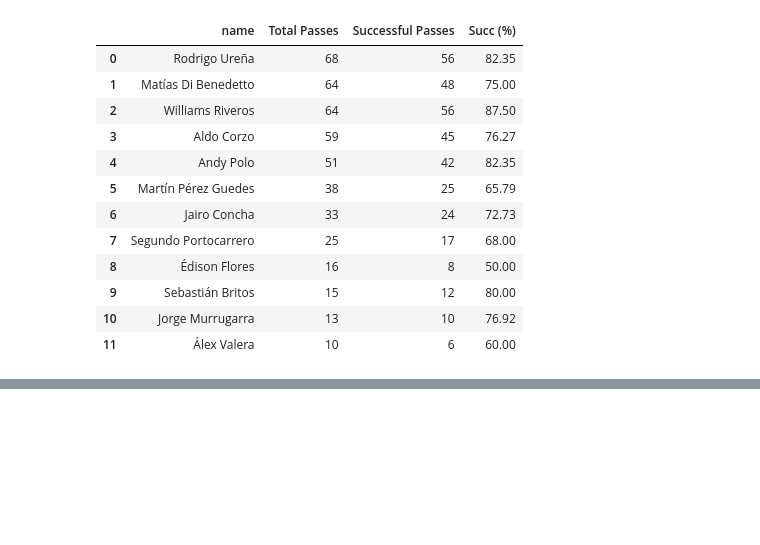
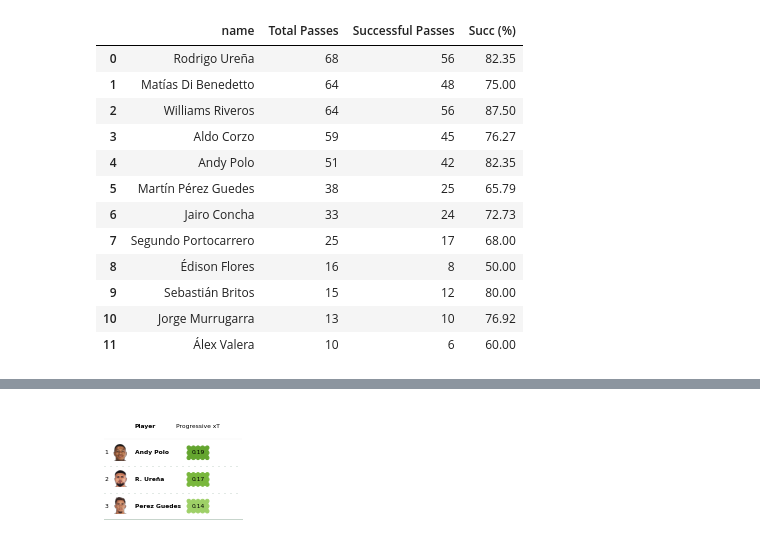
Before and after one commit to enzovillafuerte/football-vizzes, a Jupyter notebook: whoscored-vizzes/testing.ipynb, the cells around one changed output, grey strips where cells are left out. Drawn from its saved outputs; the diff is of its cells as text; code cells hidden in the pictures; blank space fills up the shorter version.

```diff
--- a/whoscored-vizzes/testing.ipynb
+++ b/whoscored-vizzes/testing.ipynb
@@ -615,3 +627,5 @@ mapping = {
 
 # Quick mapping to rename players
 merged_passes['name'] = merged_passes['name'].replace(mapping)
+xT_gb['name'] = xT_gb['name'].replace(mapping)
+pass_metrics['name'] = pass_metrics['name'].replace(mapping)
@@ -617,0 +765,95 @@ merged_passes['name'] = merged_passes['name'].replace(mapping)
+# %%
+def beautiful_table_xT(df):
+
+    overall = df
+    # df = df.sort_values(by='', ascending=False)
+
+    df = df.head(3)
+    # Reset the index (to avoid any existing index) and then add 1 to the index values
+    df.reset_index(drop=True, inplace=True)
+    df.index += 1
+
+    # Read in the logos
+    df['badge'] = df['name'].apply(
+        lambda x: f"players_png/{x}.png"
+    )
+
+    #define color map
+    cmap = LinearSegmentedColormap.from_list(
+    name="bugw", colors=["#ffffff", "#f2fbd2", "#c9ecb4", "#93d3ab", "#35b0ab"], N=256
+    )
+
+    df = df[['badge', 'name', 'Progressive xT']]
+
+    # df = df[['badge', 'name', 'Total Passes', 'Successful Passes', 'Succ (%)']]
+
+    col_defs = (
+
+        [
+            ColumnDefinition(
+                name='name',
+                title='Player',
+                textprops={"ha": "left", "weight": "bold", 'color':'black'},
+                width=0.5,
+
+            ),
+
+            ColumnDefinition(
+                name='index',
+                title="",
+                textprops={"ha": "left", 'color':'black'},
+                width=0.05,
+            ),
+
+
+            ColumnDefinition(
+                name="Progressive xT",
+                width=2,
+                textprops={
+                    "ha":"center",
+                    "bbox": {"boxstyle": "roundtooth", "pad": 0.85},
+                    'color':'black',
+                },
+                cmap=normed_cmap(overall["Progressive xT"], cmap=matplotlib.cm.PiYG, num_stds=3.5),
+            ),
+
+            ColumnDefinition(
+                name="badge",
+                title="",
+                textprops={"ha": "center", "va": "center"}, #, 'color': bg_color},
+                width=0.6,
+                plot_fn=image,
+            )
+        ]
+
+
+    )
+
+    # Graph
+    plt.rcParams["font.family"] = ["DejaVu Sans"]
+    plt.rcParams["savefig.bbox"] = "tight"
+
+    fig, ax = plt.subplots(figsize=(2.5, 2))
+
+    # **Set Background Color**
+    #bg_color = "red"  # Change this to any color you want
+    #fig.patch.set_facecolor(bg_color)
+    #ax.set_facecolor(bg_color)
+
+    table = Table(
+        df,
+        column_definitions=col_defs,
+        row_dividers=True,
+        footer_divider=True,
+        ax=ax,
+        textprops={"fontsize": 6},
+        row_divider_kw={"linewidth": 1, "linestyle": (0, (1, 5))},
+        col_label_divider_kw={"linewidth": 0.1, "linestyle": "-"},
+        column_border_kw={"linewidth": 0.4, "linestyle": "-"},
+    )#.autoset_fontcolors(colnames=["xG", "xGA","xPTS", "xG per Game", "xGA per Game"])
+    fig.savefig(f"table_xT.png", facecolor=ax.get_facecolor(), dpi=200)
+
+    return df
+
+beautiful_table_xT(xT_gb)
+# %% [output]
@@ -617,0 +870 @@ merged_passes['name'] = merged_passes['name'].replace(mapping)
+[figure, added]
```
Also changed, not shown: parts of 13 cells of this notebook, 10 other files.
